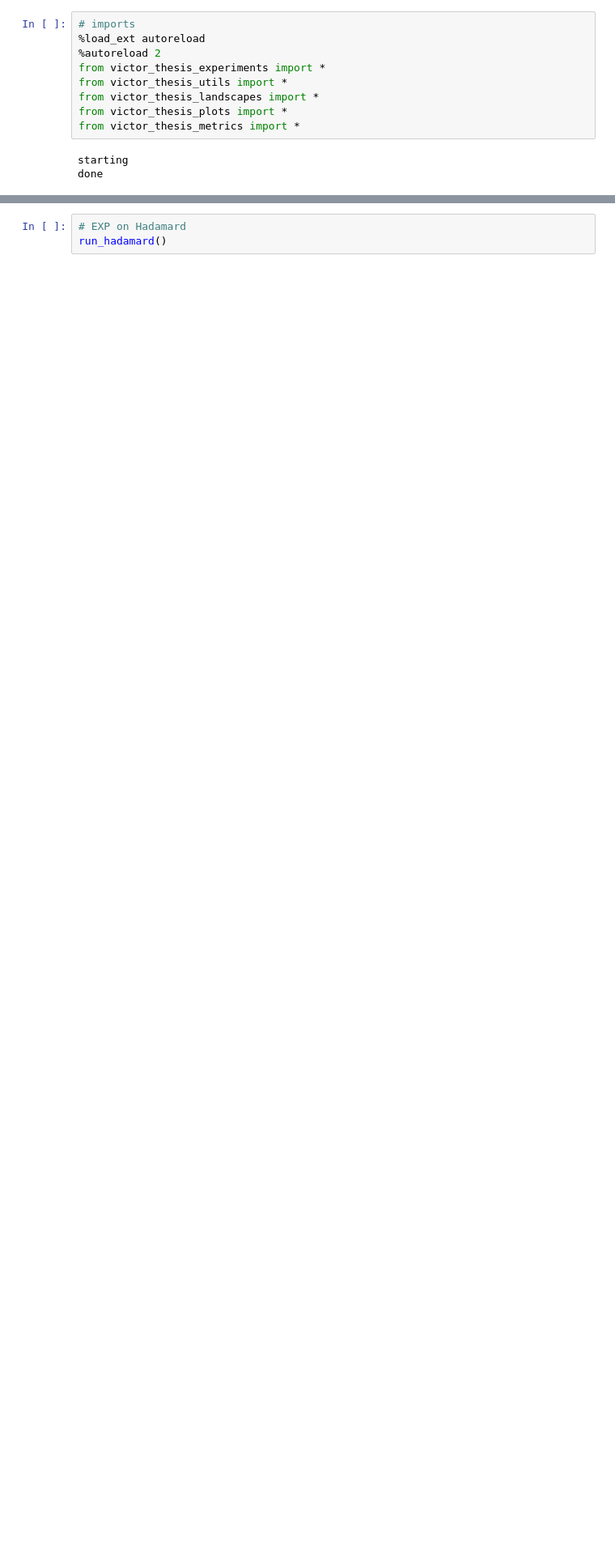
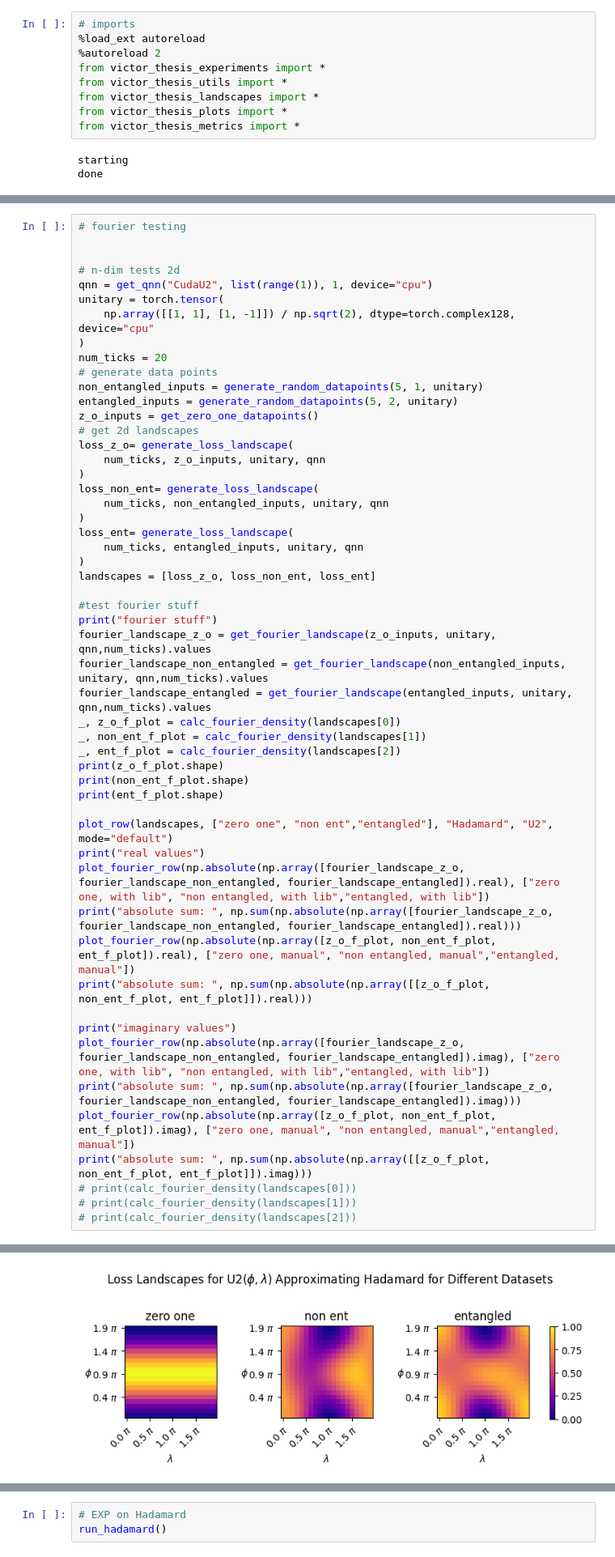
Before and after one commit to vic-it/master-thesis, a Jupyter notebook: Code/entangled_qnn_training-main/victor_thesis_experiments_nb.ipynb, the cells around one changed output, grey strips where cells are left out. Shown at 81% size. Drawn from its saved outputs; the diff is of its cells as text; blank space fills up the shorter version.

Commit message:
start testing fourier results

```diff
--- a/Code/entangled_qnn_training-main/victor_thesis_experiments_nb.ipynb
+++ b/Code/entangled_qnn_training-main/victor_thesis_experiments_nb.ipynb
@@ -135,0 +152,54 @@ n_dim_tests_2d()
+# %%
+# fourier testing
+
+
+# n-dim tests 2d
+qnn = get_qnn("CudaU2", list(range(1)), 1, device="cpu")
+unitary = torch.tensor(
+    np.array([[1, 1], [1, -1]]) / np.sqrt(2), dtype=torch.complex128, device="cpu"
+)
+num_ticks = 20
+# generate data points
+non_entangled_inputs = generate_random_datapoints(5, 1, unitary)
+entangled_inputs = generate_random_datapoints(5, 2, unitary)
+z_o_inputs = get_zero_one_datapoints()
+# get 2d landscapes
+loss_z_o= generate_loss_landscape(
+    num_ticks, z_o_inputs, unitary, qnn
+)
+loss_non_ent= generate_loss_landscape(
+    num_ticks, non_entangled_inputs, unitary, qnn
+)
+loss_ent= generate_loss_landscape(
+    num_ticks, entangled_inputs, unitary, qnn
+)
+landscapes = [loss_z_o, loss_non_ent, loss_ent]
+
+#test fourier stuff
+print("fourier stuff")
+fourier_landscape_z_o = get_fourier_landscape(z_o_inputs, unitary, qnn,num_ticks).values
+fourier_landscape_non_entangled = get_fourier_landscape(non_entangled_inputs, unitary, qnn,num_ticks).values
+fourier_landscape_entangled = get_fourier_landscape(entangled_inputs, unitary, qnn,num_ticks).values
+_, z_o_f_plot = calc_fourier_density(landscapes[0])
+_, non_ent_f_plot = calc_fourier_density(landscapes[1])
+_, ent_f_plot = calc_fourier_density(landscapes[2])
+print(z_o_f_plot.shape)
+print(non_ent_f_plot.shape)
+print(ent_f_plot.shape)
+
+plot_row(landscapes, ["zero one", "non ent","entangled"], "Hadamard", "U2", mode="default")
+print("real values")
+plot_fourier_row(np.absolute(np.array([fourier_landscape_z_o, fourier_landscape_non_entangled, fourier_landscape_entangled]).real), ["zero one, with lib", "non entangled, with lib","entangled, with lib"])
+print("absolute sum: ", np.sum(np.absolute(np.array([fourier_landscape_z_o, fourier_landscape_non_entangled, fourier_landscape_entangled]).real)))
+plot_fourier_row(np.absolute(np.array([z_o_f_plot, non_ent_f_plot, ent_f_plot]).real), ["zero one, manual", "non entangled, manual","entangled, manual"])
+print("absolute sum: ", np.sum(np.absolute(np.array([[z_o_f_plot, non_ent_f_plot, ent_f_plot]]).real)))
+
+print("imaginary values")
+plot_fourier_row(np.absolute(np.array([fourier_landscape_z_o, fourier_landscape_non_entangled, fourier_landscape_entangled]).imag), ["zero one, with lib", "non entangled, with lib","entangled, with lib"])
+print("absolute sum: ", np.sum(np.absolute(np.array([fourier_landscape_z_o, fourier_landscape_non_entangled, fourier_landscape_entangled]).imag)))
+plot_fourier_row(np.absolute(np.array([z_o_f_plot, non_ent_f_plot, ent_f_plot]).imag), ["zero one, manual", "non entangled, manual","entangled, manual"])
+print("absolute sum: ", np.sum(np.absolute(np.array([[z_o_f_plot, non_ent_f_plot, ent_f_plot]]).imag)))
+# print(calc_fourier_density(landscapes[0]))
+# print(calc_fourier_density(landscapes[1]))
+# print(calc_fourier_density(landscapes[2]))
+# %% [output]
@@ -135,0 +219 @@ n_dim_tests_2d()
+[figure, added]
```
Also changed, not shown: parts of 3 cells of this notebook, 2 other files.
